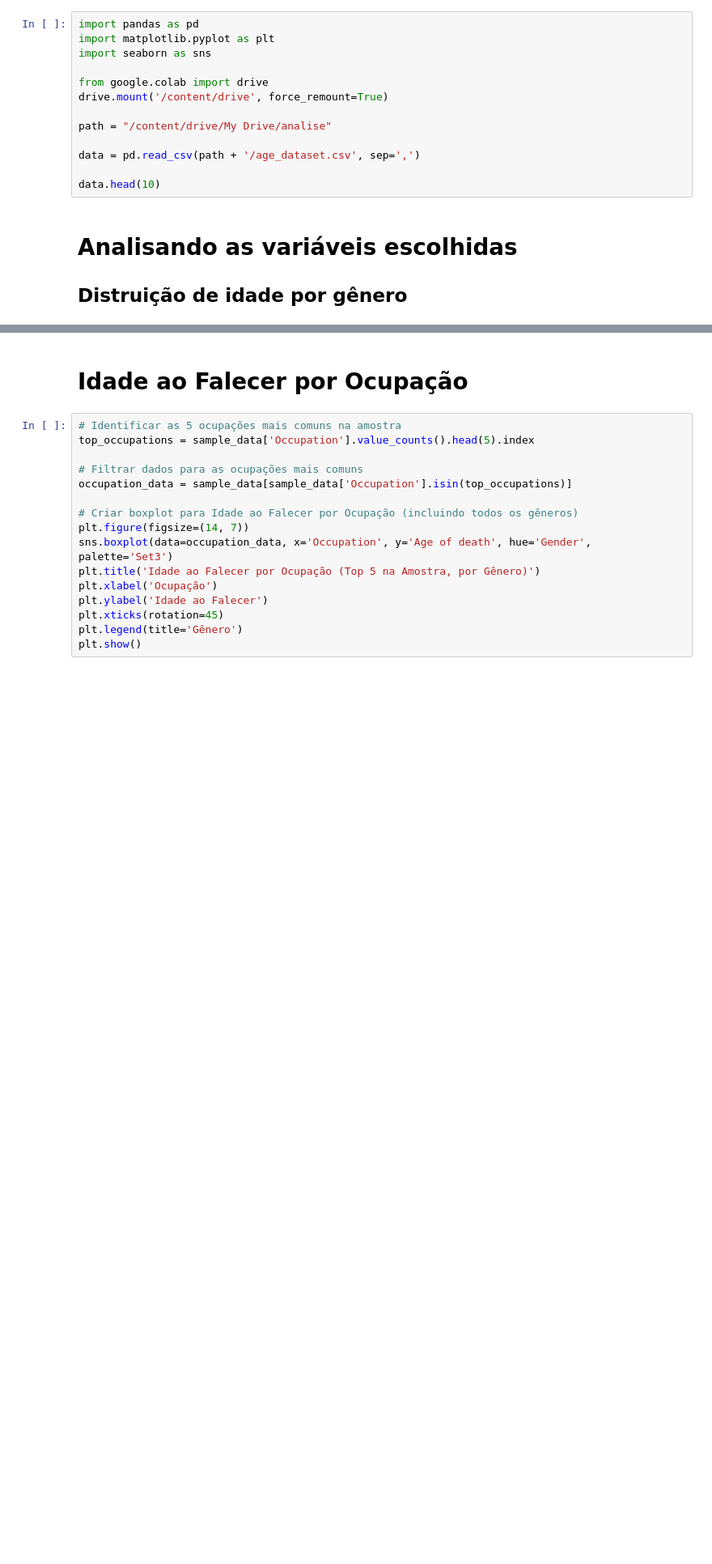
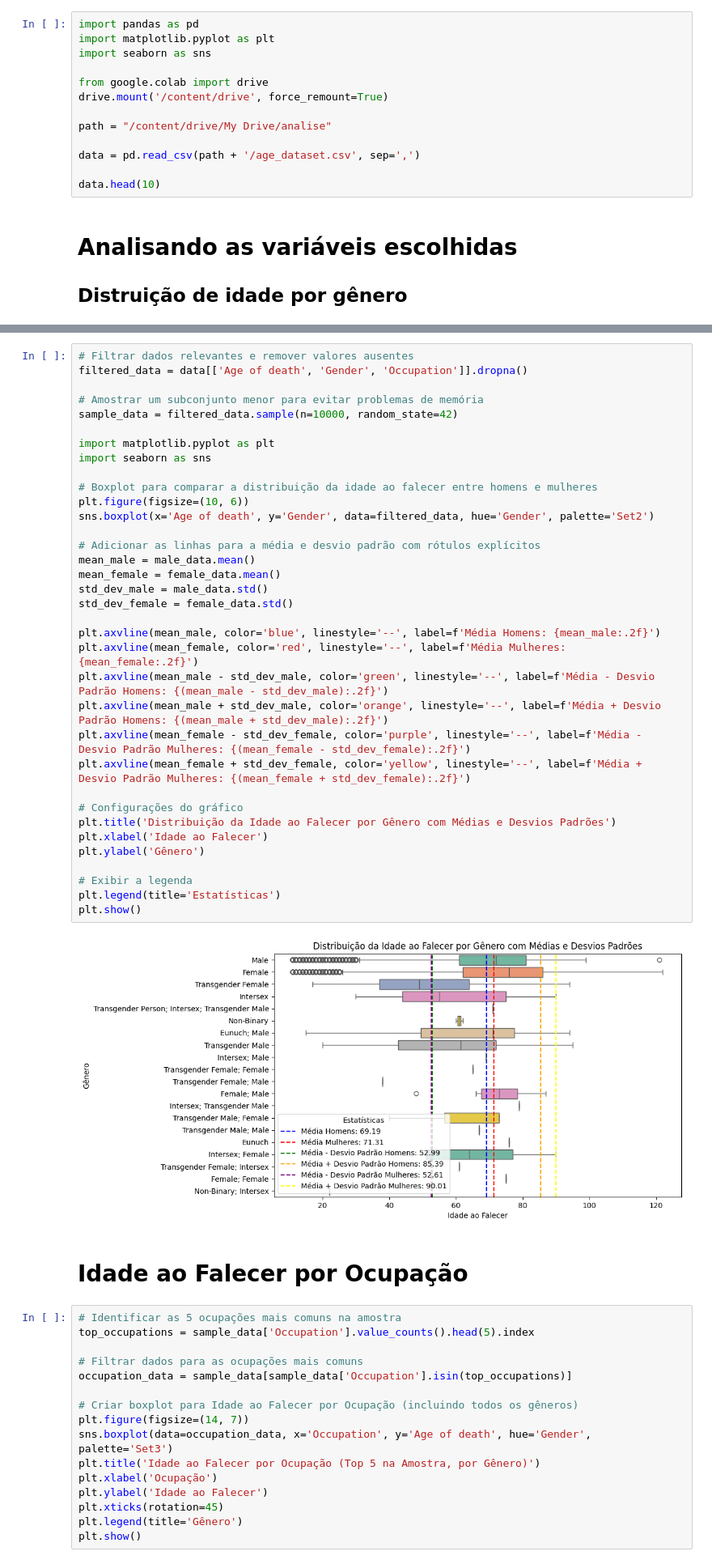
Before and after one commit to capela-joao/atividade-analise-de-dados, a Jupyter notebook: atividade1.ipynb, the cells around one changed output, grey strips where cells are left out. Shown: that part at 81% size. Cells and saved outputs as stored; diff of their text form; blank space fills up the shorter version.

```diff
--- a/atividade1.ipynb
+++ b/atividade1.ipynb
@@ -37,3 +19,40 @@ WARNING:matplotlib.legend:No artists with labels found to put in legend.  Note t
+# %%
+# Filtrar dados relevantes e remover valores ausentes
+filtered_data = data[['Age of death', 'Gender', 'Occupation']].dropna()
+
+# Amostrar um subconjunto menor para evitar problemas de memória
+sample_data = filtered_data.sample(n=10000, random_state=42)
+
+import matplotlib.pyplot as plt
+import seaborn as sns
+
+# Boxplot para comparar a distribuição da idade ao falecer entre homens e mulheres
+plt.figure(figsize=(10, 6))
+sns.boxplot(x='Age of death', y='Gender', data=filtered_data, hue='Gender', palette='Set2')
+
+# Adicionar as linhas para a média e desvio padrão com rótulos explícitos
+mean_male = male_data.mean()
+mean_female = female_data.mean()
+std_dev_male = male_data.std()
+std_dev_female = female_data.std()
+
+plt.axvline(mean_male, color='blue', linestyle='--', label=f'Média Homens: {mean_male:.2f}')
+plt.axvline(mean_female, color='red', linestyle='--', label=f'Média Mulheres: {mean_female:.2f}')
+plt.axvline(mean_male - std_dev_male, color='green', linestyle='--', label=f'Média - Desvio Padrão Homens: {(mean_male - std_dev_male):.2f}')
+plt.axvline(mean_male + std_dev_male, color='orange', linestyle='--', label=f'Média + Desvio Padrão Homens: {(mean_male + std_dev_male):.2f}')
+plt.axvline(mean_female - std_dev_female, color='purple', linestyle='--', label=f'Média - Desvio Padrão Mulheres: {(mean_female - std_dev_female):.2f}')
+plt.axvline(mean_female + std_dev_female, color='yellow', linestyle='--', label=f'Média + Desvio Padrão Mulheres: {(mean_female + std_dev_female):.2f}')
+
+# Configurações do gráfico
+plt.title('Distribuição da Idade ao Falecer por Gênero com Médias e Desvios Padrões')
+plt.xlabel('Idade ao Falecer')
+plt.ylabel('Gênero')
+
+# Exibir a legenda
+plt.legend(title='Estatísticas')
+plt.show()
+# %% [output]
+[figure, added]
 # %% [markdown]
 # Idade ao Falecer por Ocupação
 # %%
```
Also changed, not shown: parts of 1 cell of this notebook.
